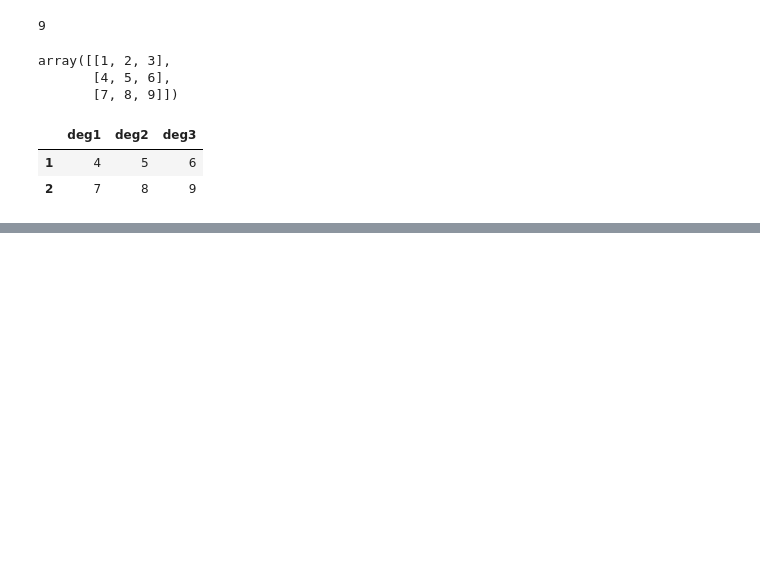
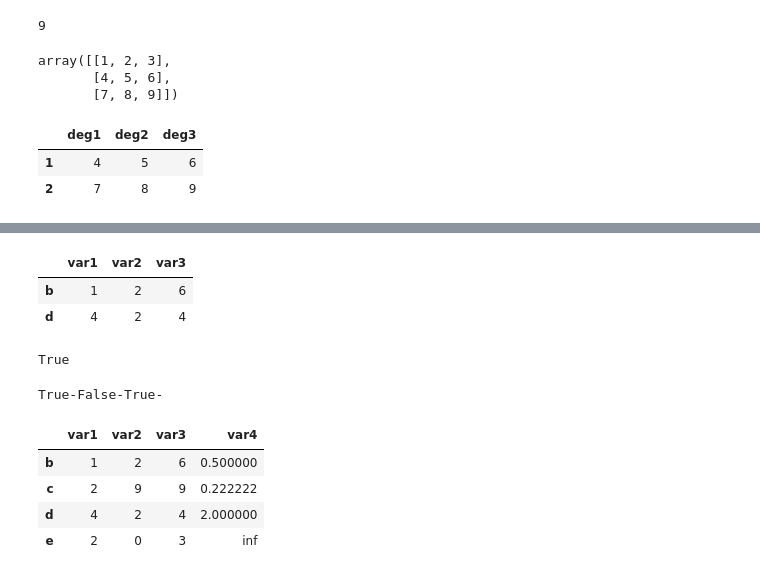
Before and after one commit to bilgekul/Veri-Manipulasyonu, a Jupyter notebook: veri_manipulasyonu_pandas.ipynb, the cells around one changed output, grey strips where cells are left out. Saved outputs shown, nothing was run; the diff lists cells and outputs as text; code cells hidden in the pictures; blank space fills up the shorter version.

```diff
--- a/veri_manipulasyonu_pandas.ipynb
+++ b/veri_manipulasyonu_pandas.ipynb
@@ -318,3 +318,13 @@ df.tail(2)
 |  | deg1 | deg2 | deg3 |
 | 1 | 4 | 5 | 6 |
 | 2 | 7 | 8 | 9 |
+# %%
+#Eleman işlemleri
+s1 = np.random.randint(10, size=5)
+s2 = np.random.randint(10, size=5)
+s3 = np.random.randint(10, size=5)
+
+sozluk = {"var1":s1, "var2":s2, "var3":s3}
+df = pd.DataFrame(sozluk)
+
+df
@@ -320,0 +349,2 @@ df.tail(2)
+# %%
+df.index = ["a","b","c","d","e"]
@@ -320,0 +386,3 @@ df.tail(2)
+# %%
+#eğer değişimin kalıcı olmasını istersek bu ifadeyi ekleyerek sağlayabiliriz.
+df.drop("a",axis=0,inplace=True)
@@ -320,0 +405,31 @@ df.tail(2)
+# %%
+#fancy
+l = ["c","e"]
+df.drop(l,axis= 0)
+# %% [output]
+|  | var1 | var2 | var3 |
+| b | 1 | 2 | 6 |
+| d | 4 | 2 | 4 |
+# %%
+#değişkenler için
+"var1" in df
+# %% [output]
+True
+# %%
+l = ["var1","var4","var2"]
+
+for i in l :
+    print(i in df, end="-")
+# %% [output]
+True-False-True-
+# %%
+#yeni bir değişken ekleme
+df["var4"] = df["var1"]/df["var2"]
+# %%
+df
+# %% [output]
+|  | var1 | var2 | var3 | var4 |
+| b | 1 | 2 | 6 | 0.500000 |
+| c | 2 | 9 | 9 | 0.222222 |
+| d | 4 | 2 | 4 | 2.000000 |
+| e | 2 | 0 | 3 | inf |
```
Also changed, not shown: parts of 12 cells of this notebook.
